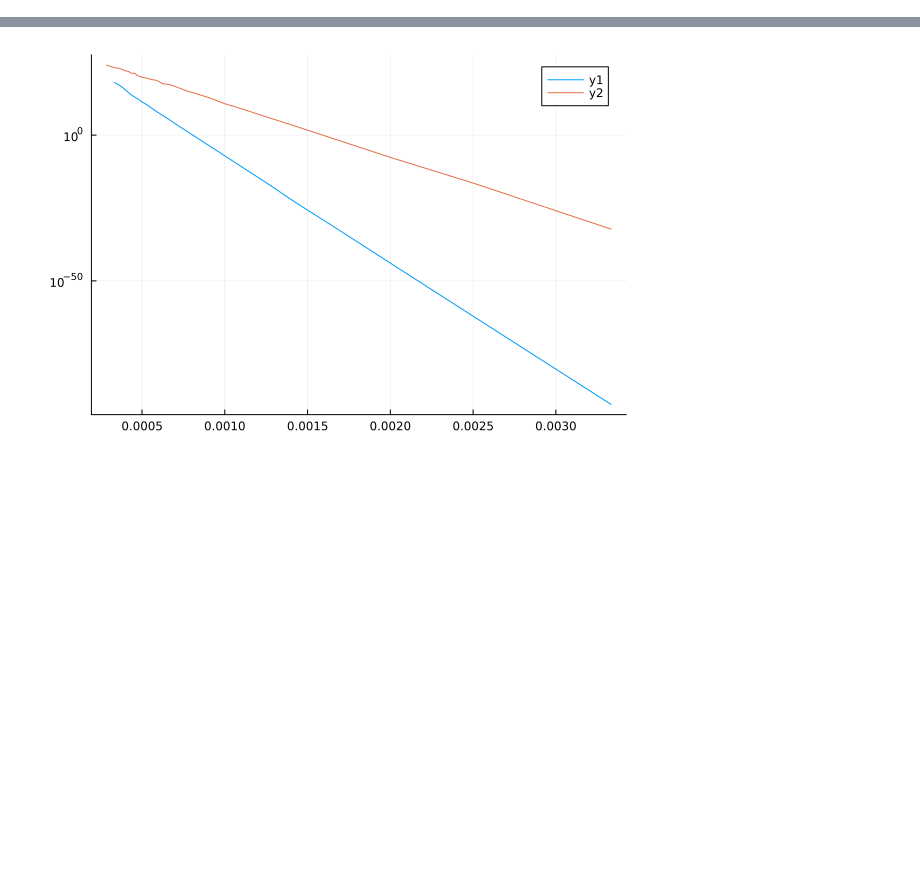
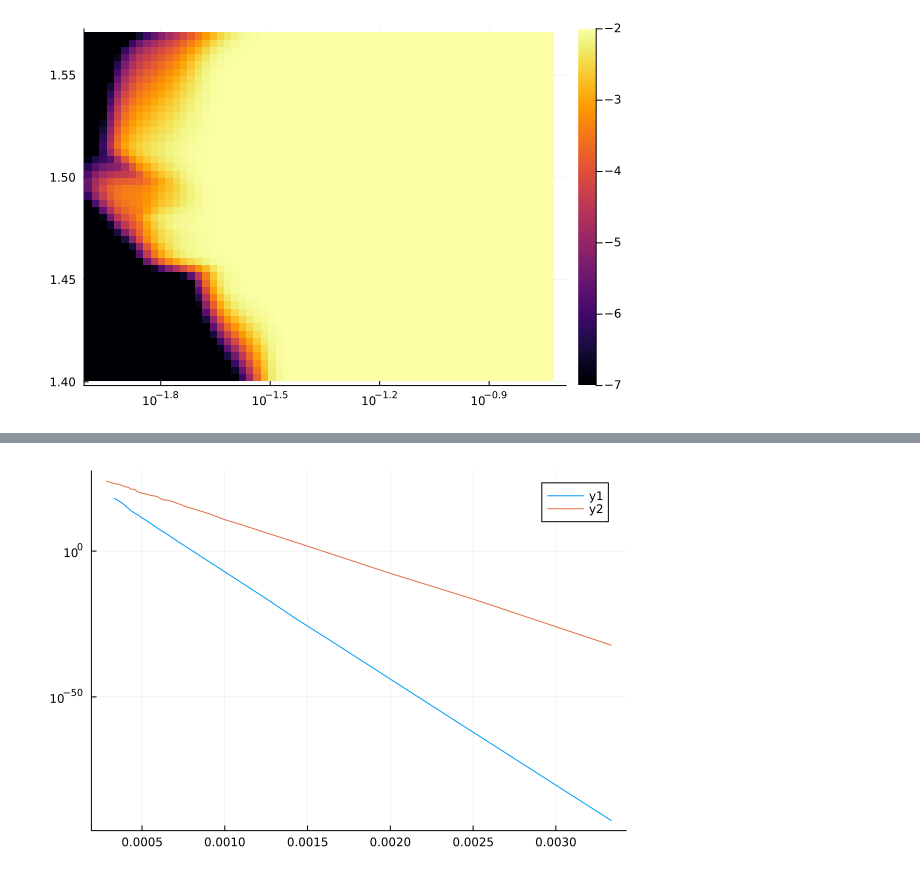
Before and after one commit to wll745881210/JADE, a Jupyter notebook: jade_example.ipynb, the cells around one changed output, grey strips where cells are left out. Drawn from its saved outputs; the diff is of its cells as text; code cells hidden in the pictures; blank space fills up the shorter version.

```diff
--- a/jade_example.ipynb
+++ b/jade_example.ipynb
@@ -830,0 +77,9 @@ end;
+# %%
+
+r, th, rho_m = jade.f_get_heatmap_stat!( ppd, jade.f_rho_m )
+r, th, rho_g = jade.f_get_heatmap_stat!( ppd, jade.f_rho_g )
+heatmap( r, th, transpose( log10.(
+    abs.( rho_m ./ rho_g ) .+ 1e-15 ) ),
+              xscale = :log10, clim = ( -7, -2 ) )
+# %% [output]
+[figure, added]
```
Also changed, not shown: parts of 18 cells of this notebook, 2 other files.
